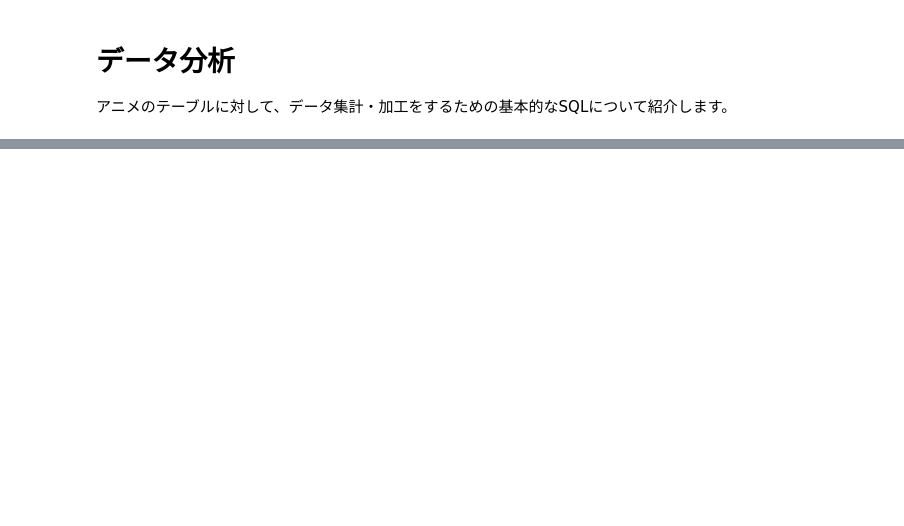
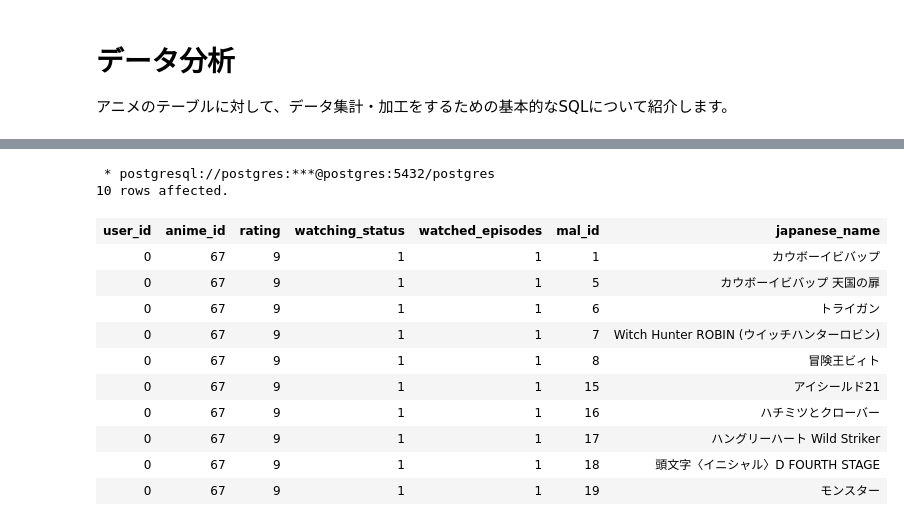
Before and after one commit to knagato/sql-workshop, a Jupyter notebook: work/01_Tutorial/01_DataAnalysis.ipynb, the cells around one changed output, grey strips where cells are left out. Cells and saved outputs as stored; diff of their text form; code cells hidden in the pictures; blank space fills up the shorter version.

```diff
--- a/work/01_Tutorial/01_DataAnalysis.ipynb
+++ b/work/01_Tutorial/01_DataAnalysis.ipynb
@@ -42,0 +662,19 @@ dsl = f"postgresql://postgres:{os.environ.get('POSTGRES_PASSWORD')}@postgres:543
+# %%
+%%sql
+SELECT animelist.*, anime.mal_id, anime.japanese_name
+FROM animelist, anime
+LIMIT 10;
+# %% [output]
+ * postgresql://postgres:***@postgres:5432/postgres
+10 rows affected.
+| user_id | anime_id | rating | watching_status | watched_episodes | mal_id | japanese_name |
+| 0 | 67 | 9 | 1 | 1 | 1 | カウボーイビバップ |
+| 0 | 67 | 9 | 1 | 1 | 5 | カウボーイビバップ 天国の扉 |
+| 0 | 67 | 9 | 1 | 1 | 6 | トライガン |
+| 0 | 67 | 9 | 1 | 1 | 7 | Witch Hunter ROBIN (ウイッチハンターロビン) |
+| 0 | 67 | 9 | 1 | 1 | 8 | 冒険王ビィト |
+| 0 | 67 | 9 | 1 | 1 | 15 | アイシールド21 |
+| 0 | 67 | 9 | 1 | 1 | 16 | ハチミツとクローバー |
+| 0 | 67 | 9 | 1 | 1 | 17 | ハングリーハート Wild Striker |
+| 0 | 67 | 9 | 1 | 1 | 18 | 頭文字〈イニシャル〉D FOURTH STAGE |
+| 0 | 67 | 9 | 1 | 1 | 19 | モンスター |
```
Also changed, not shown: parts of 59 cells of this notebook.
